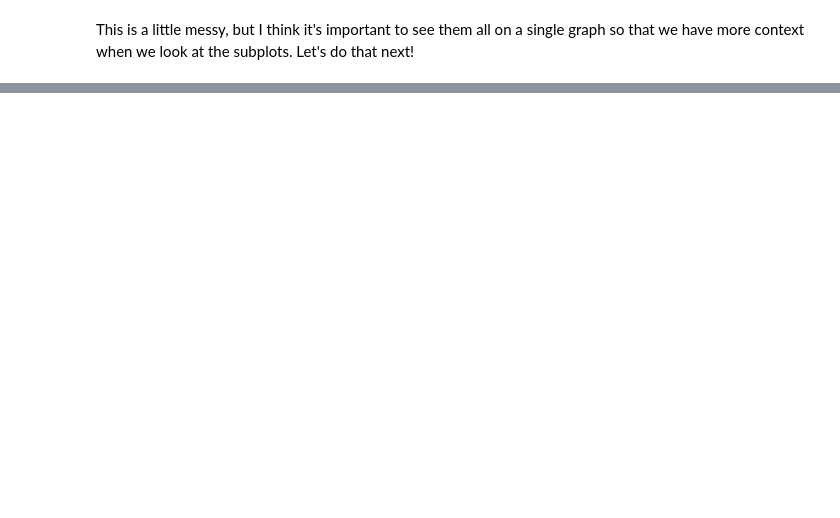
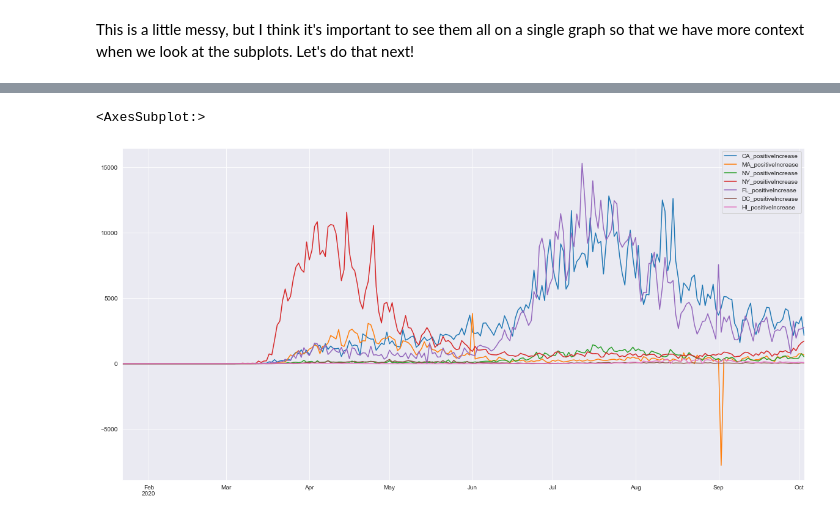
Before and after one commit to bmauss/COVID_Forecast, a Jupyter notebook: 2 Exploratory Data Analysis.ipynb, the cells around one changed output, grey strips where cells are left out. Drawn from its saved outputs; the diff is of its cells as text; code cells hidden in the pictures; blank space fills up the shorter version.

```diff
--- a/2 Exploratory Data Analysis.ipynb
+++ b/2 Exploratory Data Analysis.ipynb
@@ -346,0 +437,9 @@ time_df.head()
+# %%
+MA = dict_to_timeseries('MA', 'positiveIncrease')
+NV = dict_to_timeseries('NV', 'positiveIncrease')
+DC = dict_to_timeseries('DC', 'positiveIncrease')
+HI = dict_to_timeseries('HI', 'positiveIncrease')
+
+tour = pd.concat([CA, MA, NV, NY, FL, DC, HI], axis=1, join='outer')
+tour = tour.fillna(0).astype(int)
+tour.head(15)
@@ -346,0 +463,5 @@ time_df.head()
+# %%
+tour.plot(figsize=(20, 10))
+# %% [output]
+<AxesSubplot:>
+[figure, added]
```
Also changed, not shown: parts of 33 cells of this notebook, 5 other files.
